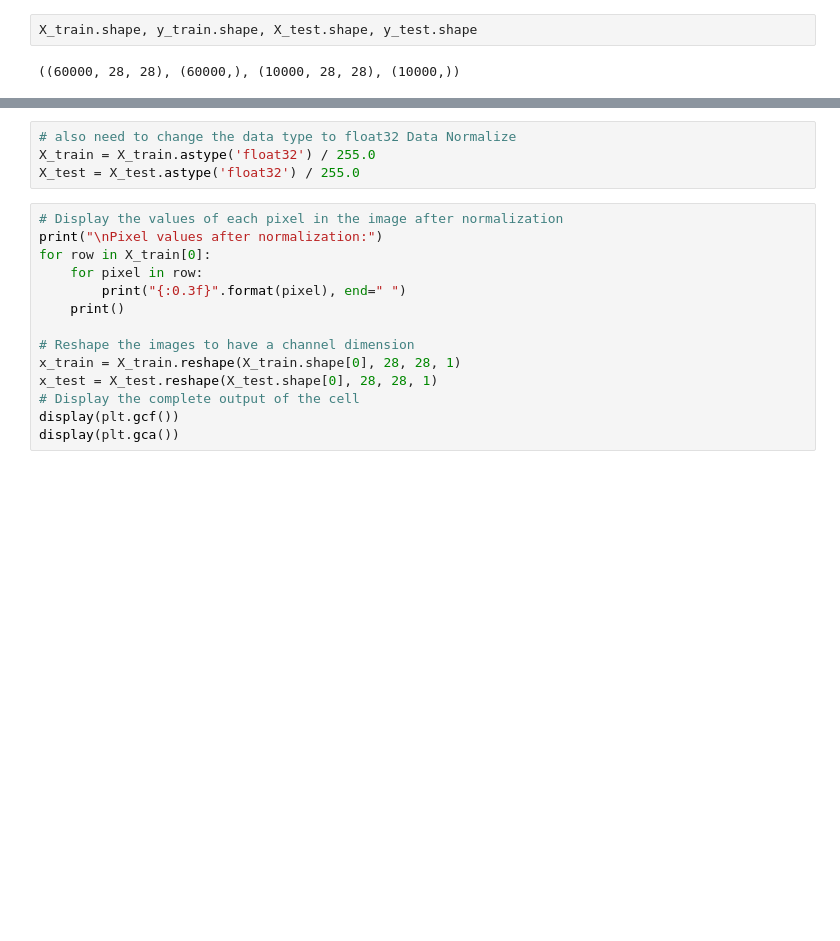
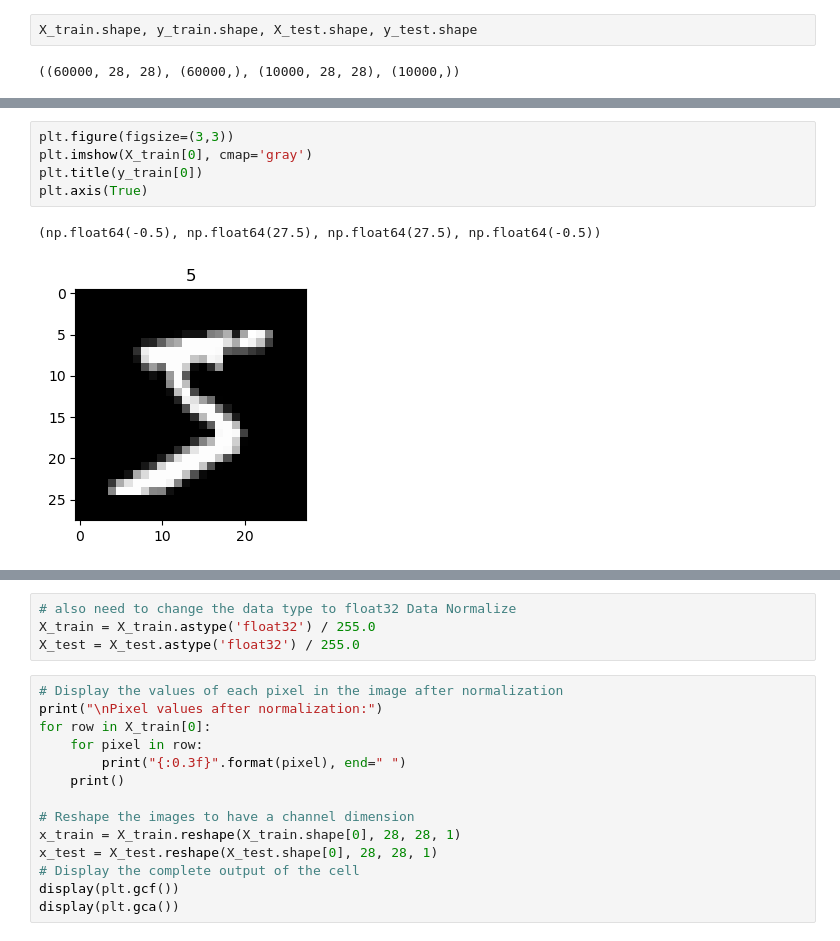
Before and after one commit to mianabdulbasit-tech/Data-Science-And-AI, a Jupyter notebook: 08_deep_learning_with_tensorflow/03_cnn.ipynb, the cells around one changed output, grey strips where cells are left out. Drawn from its saved outputs; the diff is of its cells as text; blank space fills up the shorter version.

```diff
--- a/08_deep_learning_with_tensorflow/03_cnn.ipynb
+++ b/08_deep_learning_with_tensorflow/03_cnn.ipynb
@@ -55,0 +56,8 @@ plt.imshow(X_train[0], cmap=plt.cm.binary)
+# %%
+plt.figure(figsize=(3,3))
+plt.imshow(X_train[0], cmap='gray')
+plt.title(y_train[0])
+plt.axis(True)
+# %% [output]
+(np.float64(-0.5), np.float64(27.5), np.float64(27.5), np.float64(-0.5))
+[figure, added]
```
Also changed, not shown: parts of 9 cells of this notebook, 4 other files.
